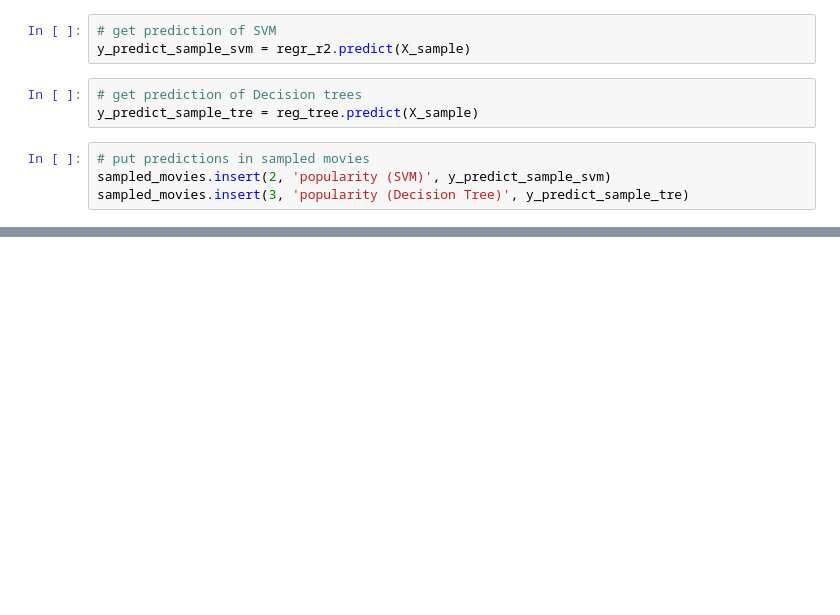
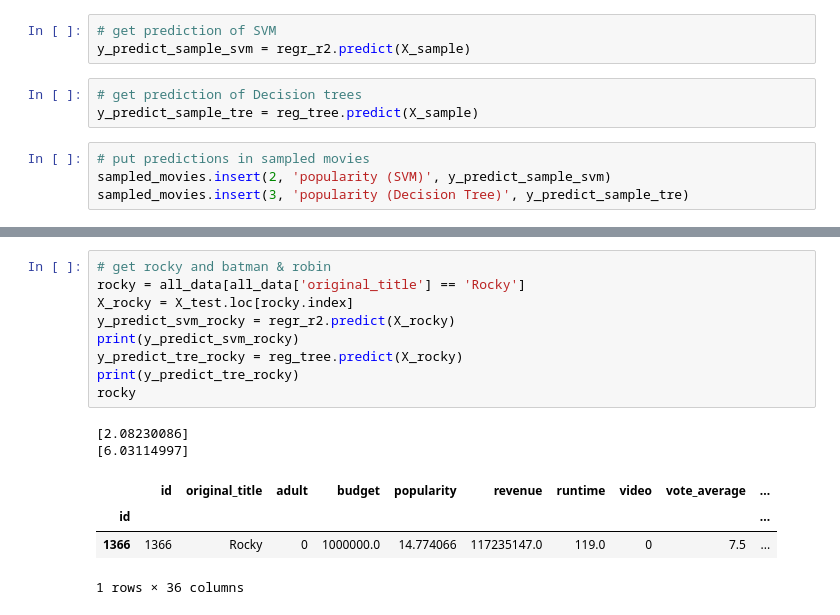
Before and after one commit to wvmrtn/data-science-in-practice, a Jupyter notebook: Project/modelling.ipynb, the cells around one changed output, grey strips where cells are left out. Drawn from its saved outputs; the diff is of its cells as text; blank space fills up the shorter version.

```diff
--- a/Project/modelling.ipynb
+++ b/Project/modelling.ipynb
@@ -384,3 +384,19 @@ sampled_movies
 | 27827 | Manufacturing Dissent | 0.259428 | 0.935378 | 1.269310 | 1 | 0.000000 | ... |
 | 81424 | The Cat Came Back | 0.006668 | 1.943802 | 3.290913 | 3 | 0.000000 | ... |
 | 82716 | Princezna ze mlejna | 0.793461 | 0.750010 | 1.230492 | 3 | 0.000000 | ... |
+# %%
+# get rocky and batman & robin
+rocky = all_data[all_data['original_title'] == 'Rocky']
+X_rocky = X_test.loc[rocky.index]
+y_predict_svm_rocky = regr_r2.predict(X_rocky)
+print(y_predict_svm_rocky)
+y_predict_tre_rocky = reg_tree.predict(X_rocky)
+print(y_predict_tre_rocky)
+rocky
+# %% [output]
+[2.08230086]
+[6.03114997]
+|  | id | original_title | adult | budget | popularity | revenue | runtime | video | vote_average | ... |
+| id |  |  |  |  |  |  |  |  |  | ... |
+| 1366 | 1366 | Rocky | 0 | 1000000.0 | 14.774066 | 117235147.0 | 119.0 | 0 | 7.5 | ... |
+1 rows × 36 columns
```
Also changed, not shown: parts of 1 cell of this notebook.
